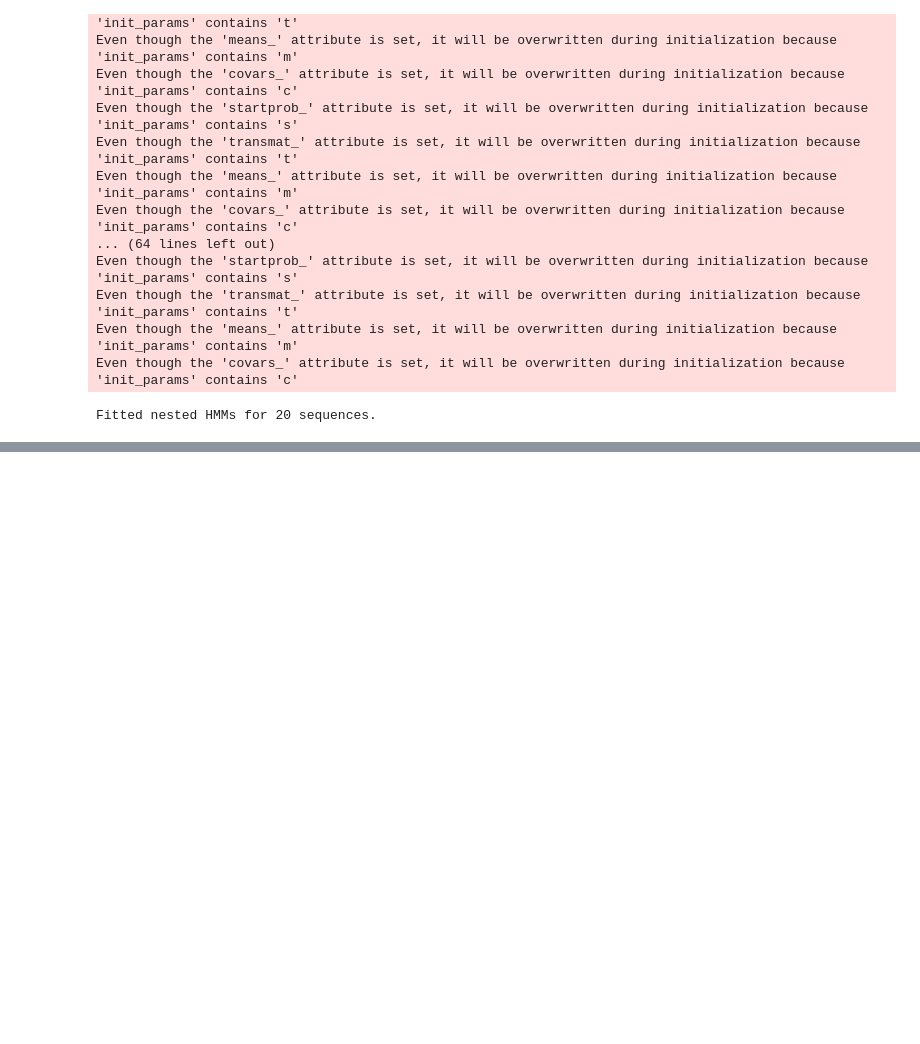
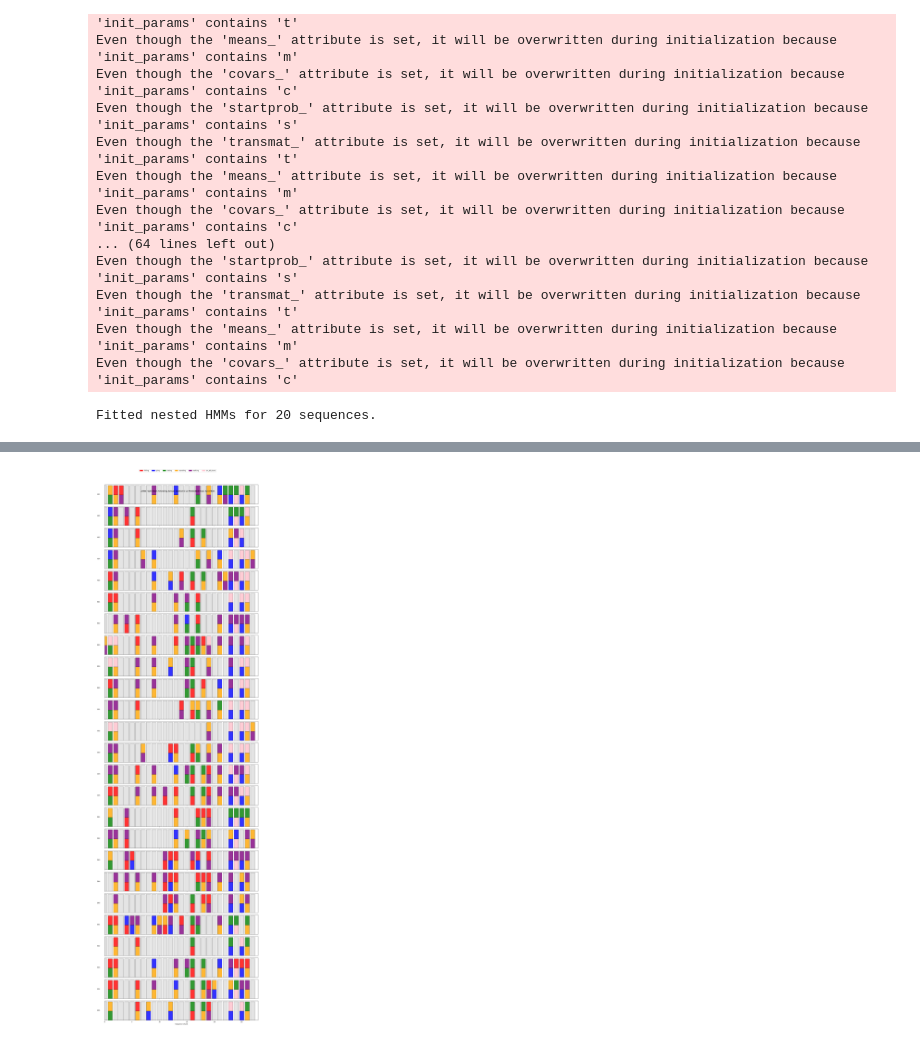
Before and after one commit to XjFa/fall-detection-system, a Jupyter notebook: notebooks/1.model_fitting.ipynb, the cells around one changed output, grey strips where cells are left out. Cells and saved outputs as stored; diff of their text form; code cells hidden in the pictures; blank space fills up the shorter version.

Commit message:
Add new model testing

```diff
--- a/notebooks/1.model_fitting.ipynb
+++ b/notebooks/1.model_fitting.ipynb
@@ -829,0 +833,20 @@ weighted avg       0.97      0.73      0.83     32765
+# %%
+# Predict function
+def predict_sequence(X, models):
+    scores = {act: model.score(X)/len(X) for act, model in models.items()}
+    return max(scores, key=scores.get), scores
+
+# LOSO - Predict on one sequence left out from training
+subjects = df_pivot['sequence_name'].unique()
+logo = LeaveOneGroupOut()
+
+X_sequences, y_sequences, groups = [], [], []
+
+for seq_name, group in df_pivot.groupby('sequence_name'):
+    X_sequences.append(group[feature_cols].values)
+    y_sequences.append(group['activity_merged'].values)
+    groups.append(seq_name)
+
+X_sequences = np.array(X_sequences, dtype=object)
+y_sequences = np.array(y_sequences, dtype=object)
+groups = np.array(groups)
@@ -829,0 +976,32 @@ weighted avg       0.97      0.73      0.83     32765
+# %%
+#Plot LOSO: Bars split by predicted (top) and actual (bottom)
+fig, axes = plt.subplots(len(all_timelines_4d), 1, figsize=(15, 2*len(all_timelines_4d)), sharex=True)
+if len(all_timelines_4d) == 1:
+    axes = [axes]
+
+for ax, (subject, y_true, y_pred, falling_probs) in zip(axes, all_timelines_4d):
+    x = np.arange(len(y_true))
+
+    for xi, true, pred in zip(x, y_true, y_pred):
+        if true != pred:
+            # Split bar: bottom = actual, top = predicted
+            ax.bar(xi, 0.5, bottom=0, color=color_map[true], edgecolor='k', alpha=0.8)   # bottom half = true
+            ax.bar(xi, 0.5, bottom=0.5, color=color_map[pred], edgecolor='k', alpha=0.8) # top half = predicted
+        else:
+            # Correct prediction = full gray bar
+            ax.bar(xi, 1, bottom=0, color='lightgray', edgecolor='k', alpha=0.6)
+
+    ax.set_yticks([])
+    ax.set_ylabel(subject, rotation=0, labelpad=40, fontsize=10, va='center')
+    ax.set_xlim(0, len(y_true))
+
+# Shared legend
+handles = [plt.Rectangle((0,0),1,1,color=color_map[a]) for a in activity_list]
+fig.legend(handles, activity_list, loc='upper center', ncol=len(activity_list), bbox_to_anchor=(0.5, 1.02))
+
+plt.xlabel('Sequence chunk')
+plt.suptitle('LOSO: Split Bars Showing Actual (bottom) vs Predicted (top) Activities', fontsize=14)
+plt.tight_layout()
+plt.show()
+# %% [output]
+[figure, added]
```
Also changed, not shown: parts of 31 cells of this notebook.
